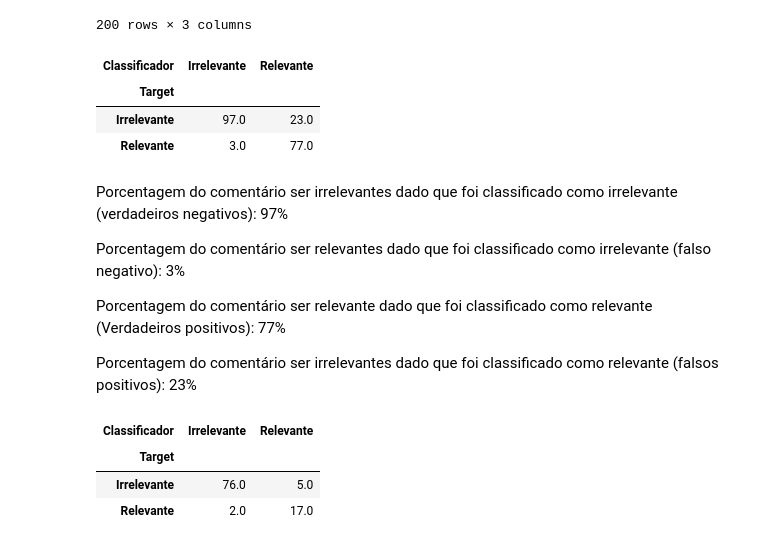
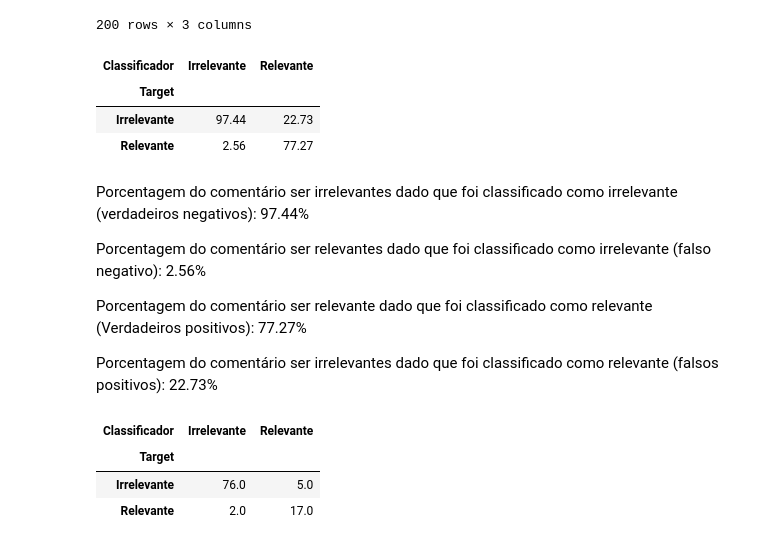
Before and after one commit to MateusMarinheiro18/Projeto-1-C-Dados, a Jupyter notebook: Projeto1 Template.ipynb, the cells around one changed output. Saved outputs shown, nothing was run; the diff lists cells and outputs as text; code cells hidden in the pictures.

```diff
--- a/Projeto1 Template.ipynb
+++ b/Projeto1 Template.ipynb
@@ -416,19 +416,19 @@ test
 | 199 | Seria o ideal... E bebê, nenê? Qu... | Irrelevante | Irrelevante |
 200 rows × 3 columns
 # %%
-pd.crosstab(test.Target, test.Classificador, normalize='columns').round(2)*100
+pd.crosstab(test.Target, test.Classificador, normalize='columns').round(4)*100
 # %% [output]
 | Classificador | Irrelevante | Relevante |
 | Target |  |  |
-| Irrelevante | 97.0 | 23.0 |
-| Relevante | 3.0 | 77.0 |
+| Irrelevante | 97.44 | 22.73 |
+| Relevante | 2.56 | 77.27 |
 # %% [markdown]
-Porcentagem do comentário ser irrelevantes dado que foi classificado como irrelevante (verdadeiros negativos): 97%
+Porcentagem do comentário ser irrelevantes dado que foi classificado como irrelevante (verdadeiros negativos): 97.44%
 
-Porcentagem do comentário ser relevantes dado que foi classificado como irrelevante (falso negativo): 3%
+Porcentagem do comentário ser relevantes dado que foi classificado como irrelevante (falso negativo): 2.56%
 
-Porcentagem do comentário ser relevante dado que foi classificado como relevante (Verdadeiros positivos): 77%
+Porcentagem do comentário ser relevante dado que foi classificado como relevante (Verdadeiros positivos): 77.27%
 
-Porcentagem do comentário ser irrelevantes dado que foi classificado como relevante (falsos positivos): 23%
+Porcentagem do comentário ser irrelevantes dado que foi classificado como relevante (falsos positivos): 22.73%
 # %%
 #Acurácia do nosso classificador:
```
Also changed, not shown: parts of 8 cells of this notebook.
